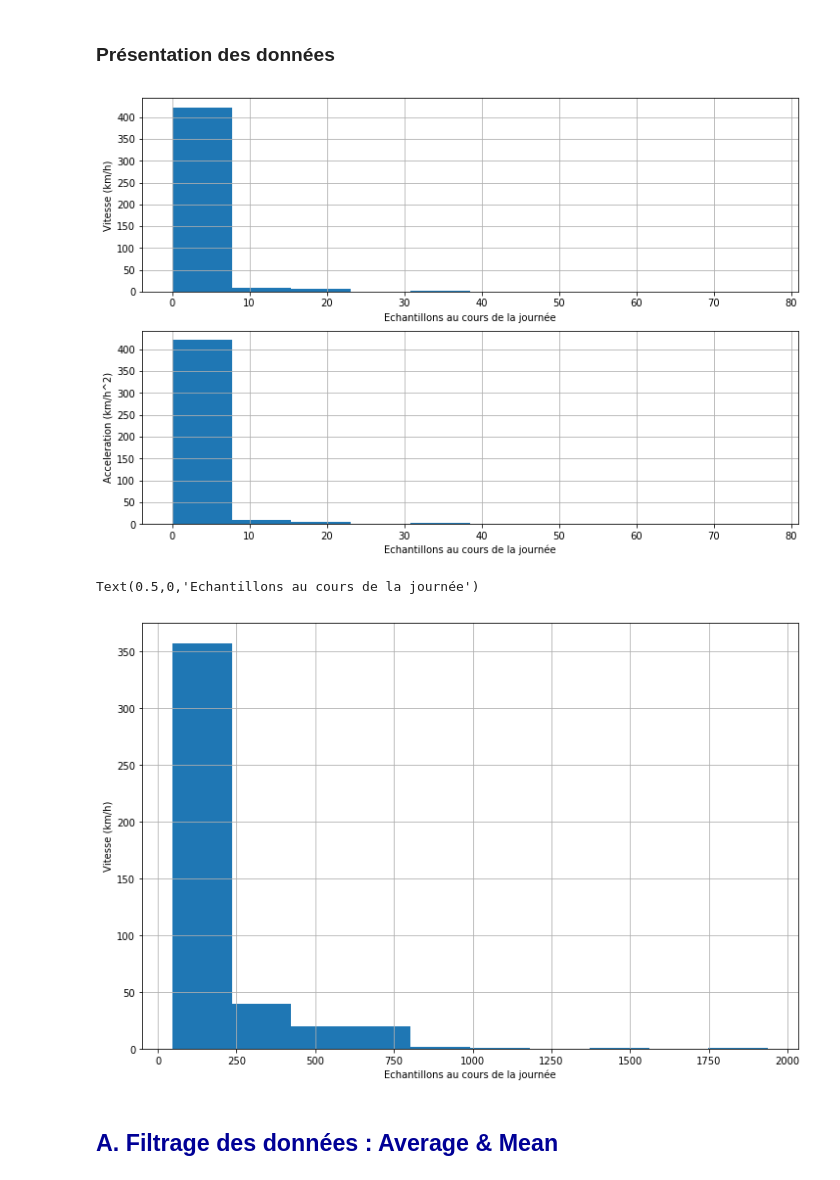
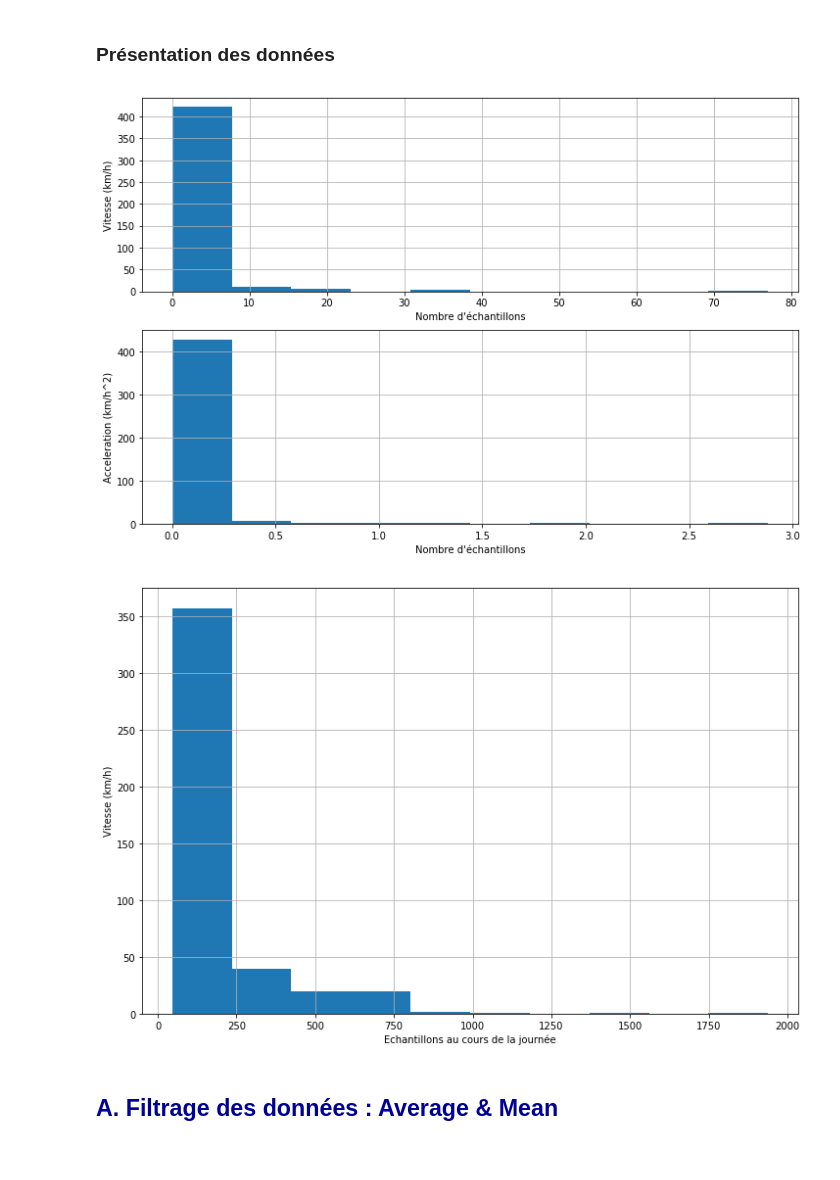
Before and after one commit to AmigoCap/GPSFlow, a Jupyter notebook: 3-Transport.ipynb, the cells around one changed output. Cells and saved outputs as stored; diff of their text form; code cells hidden in the pictures.

Commit message:
Added acceleration to notebook and created lowAcceleration.html.

```diff
--- a/3-Transport.ipynb
+++ b/3-Transport.ipynb
@@ -63,7 +63,7 @@ import matplotlib.pyplot as plt
 # %% [markdown]
 ### Chargement des données
 # %%
-df = parser.getData("Data/Takout/anonymous_2015.json",True,True)
+df = parser.getData("Data/Takout/anonymous_2015.json",True,True,True)
 # %%
 data = parser.getDate("20-09-2015", "21-09-2015", df)
 # %% [markdown]
@@ -71,19 +71,19 @@ data = parser.getDate("20-09-2015", "21-09-2015", df)
 # %%
 plt.figure(figsize=(12,8))
 plt.subplot(211)
 plt.hist(data["velocity"])
 plt.grid(True)
 plt.ylabel('Vitesse (km/h)')
-plt.xlabel('Echantillons au cours de la journée')
+plt.xlabel('Nombre d\'échantillons')
 plt.subplot(212)
-plt.hist(data["velocity"])
+plt.hist(data["acceleration"])
 plt.grid(True)
 plt.ylabel('Acceleration (km/h^2)')
-plt.xlabel('Echantillons au cours de la journée')
+plt.xlabel('Nombre d\'échantillons')
 #plt.savefig('2-Preprocessing/distribVitessJournee.png')
 plt.show()
 # %% [output]
-[figure, old version]
+[figure, new version]
 # %%
 import matplotlib.pyplot as plt
 plt.figure(figsize=(12,8))
@@ -91,8 +91,8 @@ plt.hist(data["delay"])
 plt.grid(True)
 plt.ylabel('Vitesse (km/h)')
 plt.xlabel('Echantillons au cours de la journée')
+plt.show()
 # %% [output]
-Text(0.5,0,'Echantillons au cours de la journée')
 [figure]
 # %% [markdown]
 <h2 style="color:rgb(0,0,150)"> A. Filtrage des données : Average & Mean </h2>
```
Also changed, not shown: parts of 2 cells of this notebook, 1 other file.
